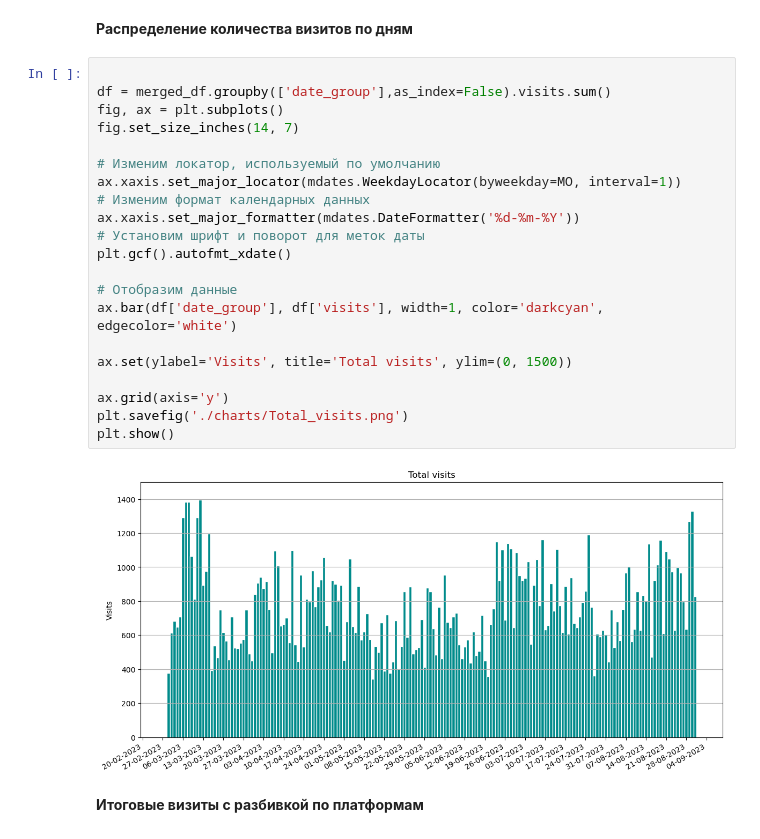
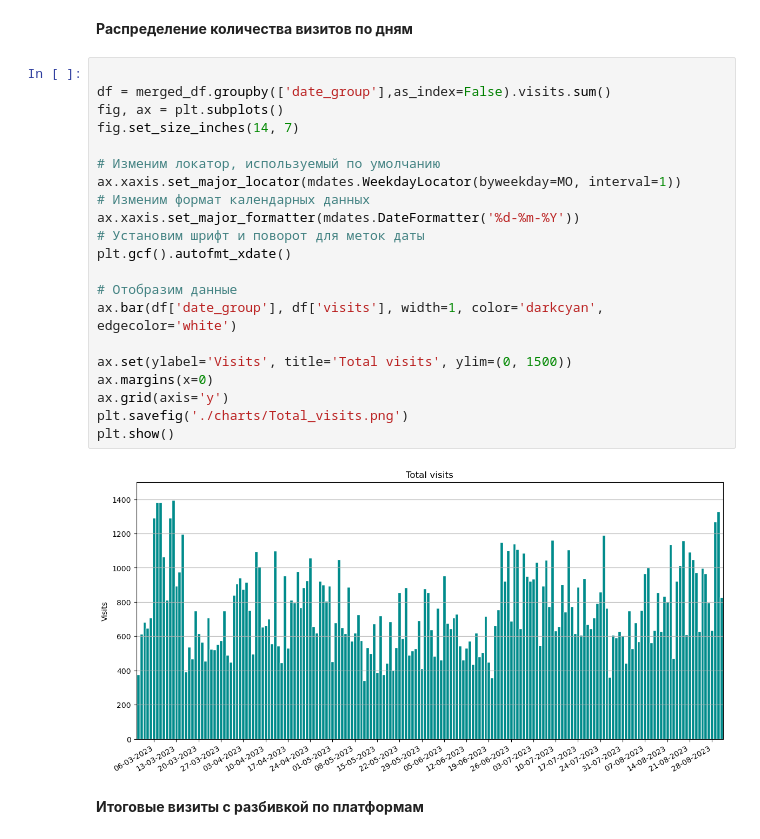
Before and after one commit to annabad/data-analytics-project-100, a Jupyter notebook: charts_project.ipynb, the cells around one changed output. Drawn from its saved outputs; the diff is of its cells as text.

```diff
--- a/charts_project.ipynb
+++ b/charts_project.ipynb
@@ -86,26 +85,26 @@ if not os.path.exists('./charts'):
 # %%
 
 df = merged_df.groupby(['date_group'],as_index=False).visits.sum()
 fig, ax = plt.subplots()
 fig.set_size_inches(14, 7)
 
 # Изменим локатор, используемый по умолчанию
 ax.xaxis.set_major_locator(mdates.WeekdayLocator(byweekday=MO, interval=1))
 # Изменим формат календарных данных
 ax.xaxis.set_major_formatter(mdates.DateFormatter('%d-%m-%Y'))
 # Установим шрифт и поворот для меток даты
 plt.gcf().autofmt_xdate()
 
 # Отобразим данные
 ax.bar(df['date_group'], df['visits'], width=1, color='darkcyan', edgecolor='white')
 
 ax.set(ylabel='Visits', title='Total visits', ylim=(0, 1500))
-
+ax.margins(x=0)
 ax.grid(axis='y')
 plt.savefig('./charts/Total_visits.png')
 plt.show()
 # %% [output]
-[figure, old version]
+[figure, new version]
 # %% [markdown]
 **Итоговые визиты с разбивкой по платформам**
 # %%
```
Also changed, not shown: parts of 16 cells of this notebook, 12 other files.
